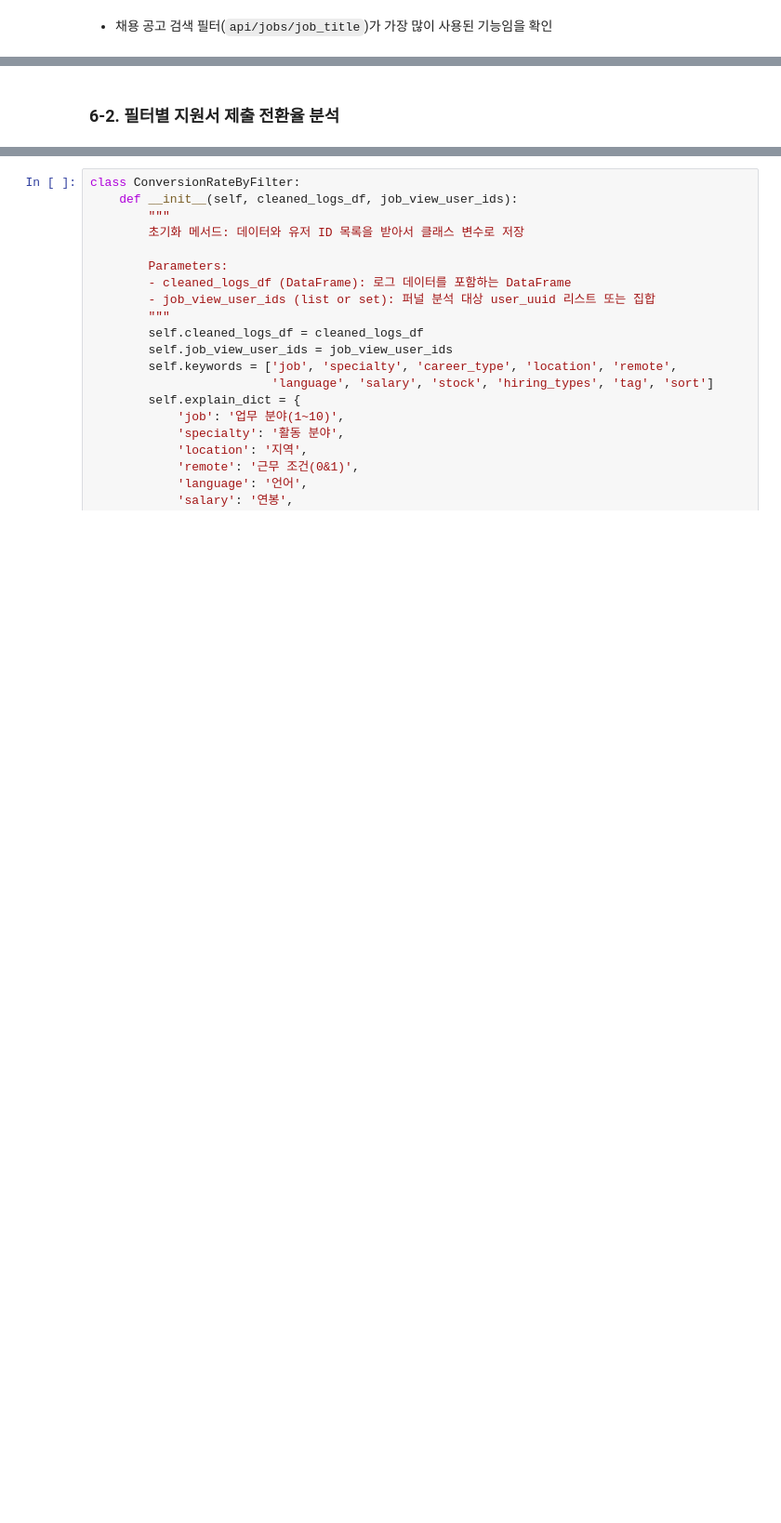
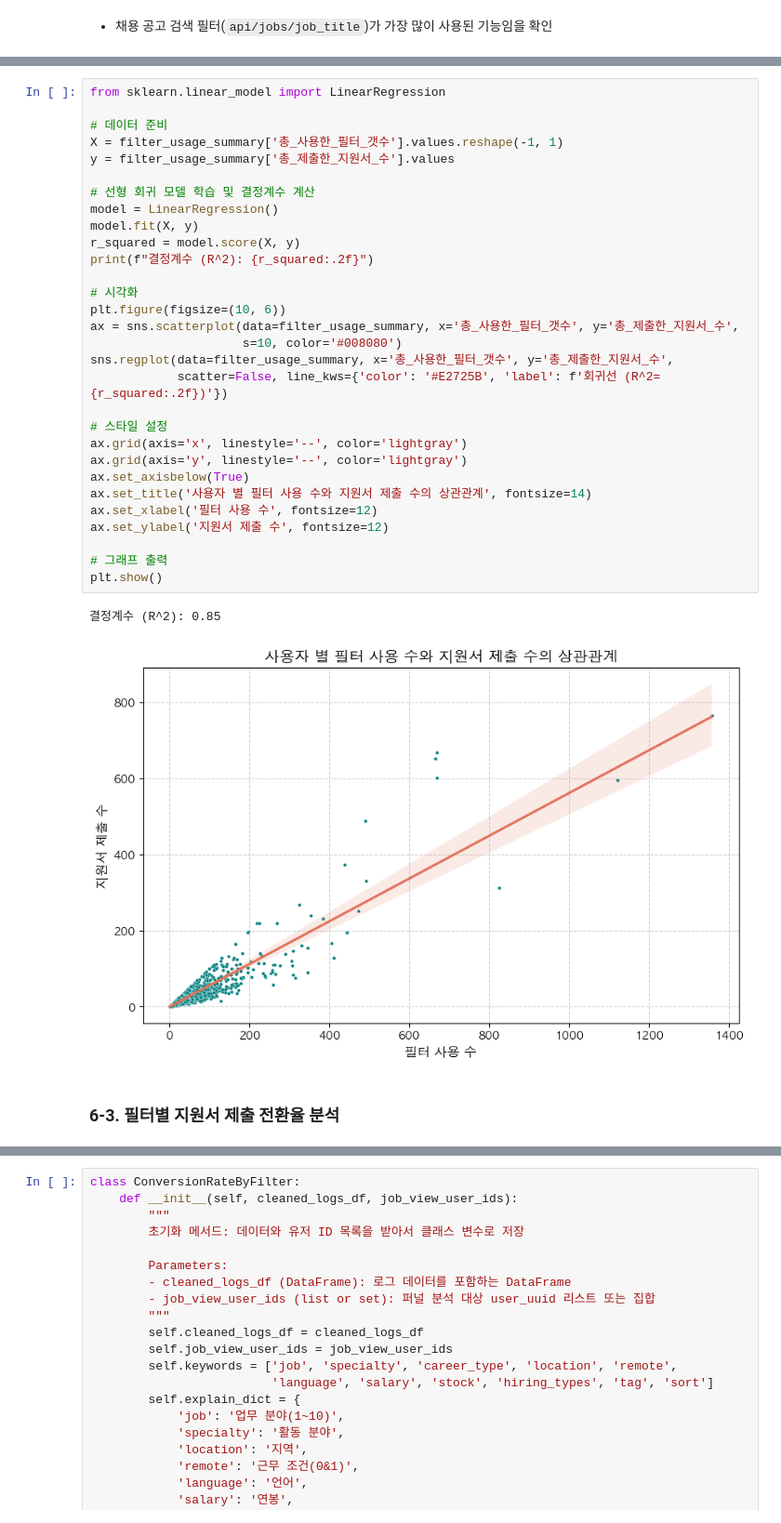
Before and after one commit to MyeoGyun/JobPlatform-Filter-A-B-Test-project, a Jupyter notebook: notebooks/JobPlatform-Filter-A:B-Test-project.ipynb, the cells around one changed output, grey strips where cells are left out. Shown at 93% size. Saved outputs shown, nothing was run; the diff lists cells and outputs as text; blank space fills up the shorter version.

```diff
--- a/notebooks/JobPlatform-Filter-A:B-Test-project.ipynb
+++ b/notebooks/JobPlatform-Filter-A:B-Test-project.ipynb
@@ -781,3 +883,36 @@ plt.show()
+# %%
+from sklearn.linear_model import LinearRegression
+
+# 데이터 준비
+X = filter_usage_summary['총_사용한_필터_갯수'].values.reshape(-1, 1)
+y = filter_usage_summary['총_제출한_지원서_수'].values
+
+# 선형 회귀 모델 학습 및 결정계수 계산
+model = LinearRegression()
+model.fit(X, y)
+r_squared = model.score(X, y)
+print(f"결정계수 (R^2): {r_squared:.2f}")
+
+# 시각화
+plt.figure(figsize=(10, 6))
+ax = sns.scatterplot(data=filter_usage_summary, x='총_사용한_필터_갯수', y='총_제출한_지원서_수',
+                     s=10, color='#008080')
+sns.regplot(data=filter_usage_summary, x='총_사용한_필터_갯수', y='총_제출한_지원서_수',
+            scatter=False, line_kws={'color': '#E2725B', 'label': f'회귀선 (R^2={r_squared:.2f})'})
+
+# 스타일 설정
+ax.grid(axis='x', linestyle='--', color='lightgray')
+ax.grid(axis='y', linestyle='--', color='lightgray')
+ax.set_axisbelow(True)
+ax.set_title('사용자 별 필터 사용 수와 지원서 제출 수의 상관관계', fontsize=14)
+ax.set_xlabel('필터 사용 수', fontsize=12)
+ax.set_ylabel('지원서 제출 수', fontsize=12)
+
+# 그래프 출력
+plt.show()
+# %% [output]
+결정계수 (R^2): 0.85
+[figure, added]
 # %% [markdown]
-### 6-2. 필터별 지원서 제출 전환율 분석
+### 6-3. 필터별 지원서 제출 전환율 분석
 # %% [markdown]
```
Also changed, not shown: parts of 19 cells of this notebook, 1 other file.
